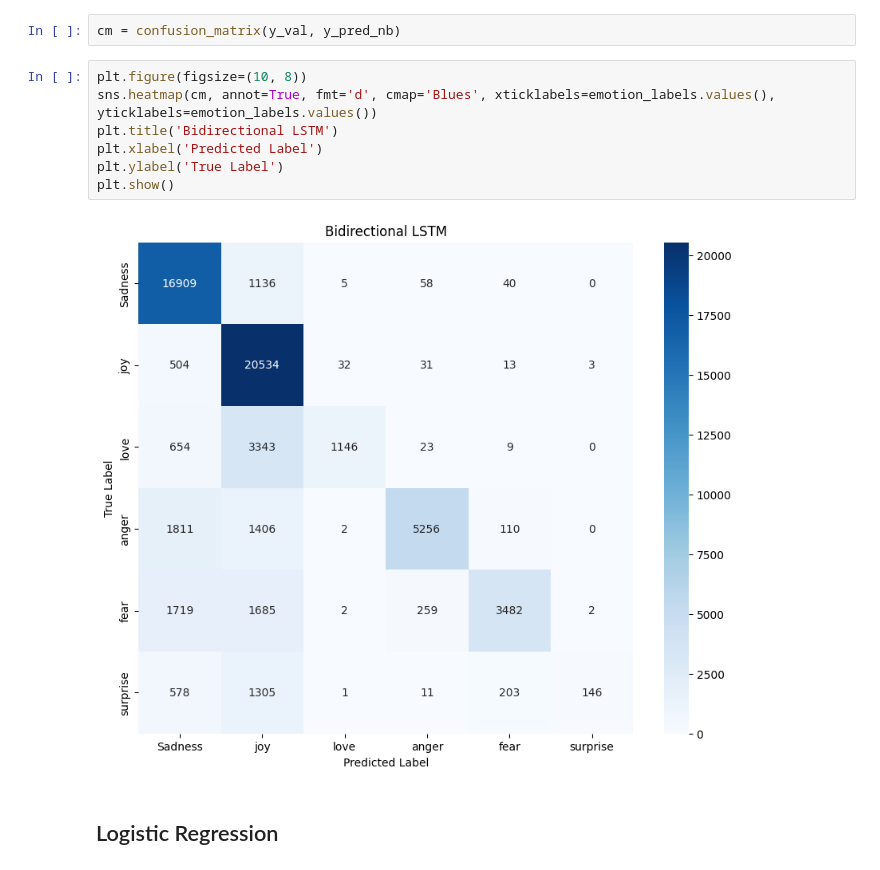
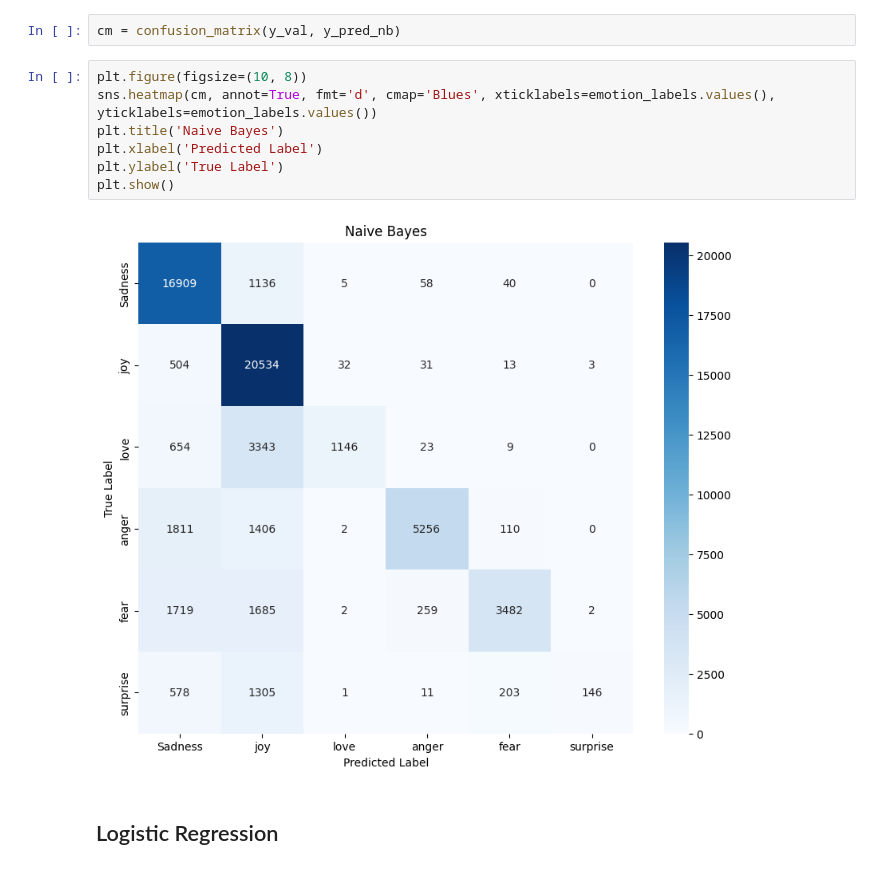
Before and after one commit to ravi2248/Emotion-Classification-in-Twitter-Messages, a Jupyter notebook: Emotion Classification.ipynb, the cells around one changed output. Cells and saved outputs as stored; diff of their text form.

```diff
--- a/Emotion Classification.ipynb
+++ b/Emotion Classification.ipynb
@@ -397,12 +397,12 @@ cm = confusion_matrix(y_val, y_pred_nb)
 # %%
 plt.figure(figsize=(10, 8))
 sns.heatmap(cm, annot=True, fmt='d', cmap='Blues', xticklabels=emotion_labels.values(), yticklabels=emotion_labels.values())
-plt.title('Bidirectional LSTM')
+plt.title('Naive Bayes')
 plt.xlabel('Predicted Label')
 plt.ylabel('True Label')
 plt.show()
 # %% [output]
-[figure, old version]
+[figure, new version]
 # %% [markdown]
 ## Logistic Regression
 # %%
```
Also changed, not shown: parts of 55 cells of this notebook, 3 other files.
